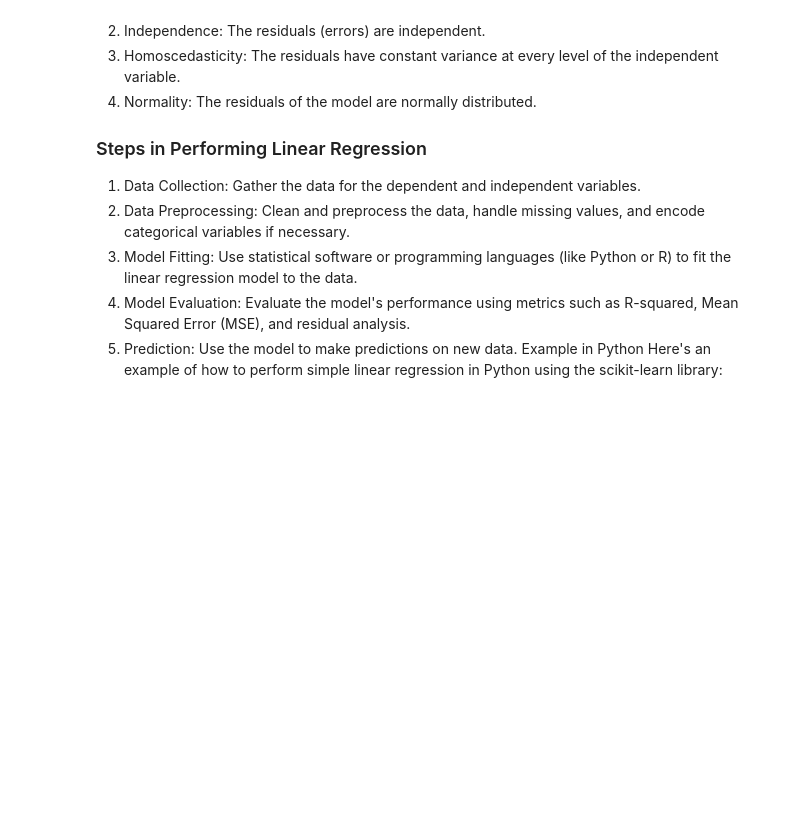
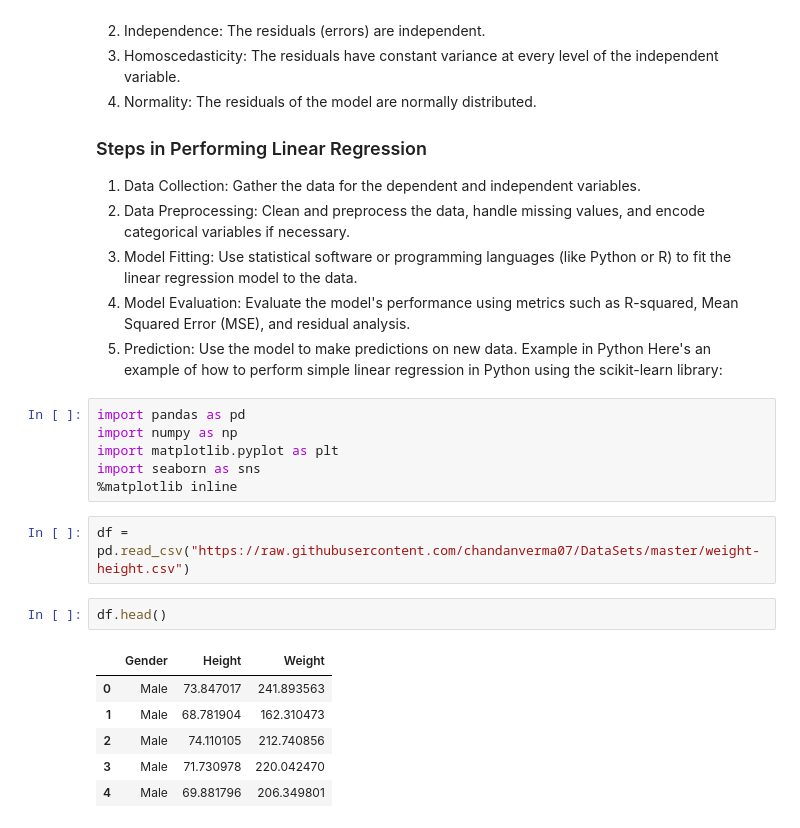
Before and after one commit to Msrevalli/Complete-Machine-Learning-and-NLP, a Jupyter notebook: LinearRegression.ipynb, the cells around one changed output. Cells and saved outputs as stored; diff of their text form; blank space fills up the shorter version.

```diff
--- a/LinearRegression.ipynb
+++ b/LinearRegression.ipynb
@@ -35,3 +35,20 @@ Y = β0 + β1 X1 + β2 X2 + ... + βn Xn + ε
 5. Prediction: Use the model to make predictions on new data.
 Example in Python
 Here's an example of how to perform simple linear regression in Python using the scikit-learn library:
+# %%
+import pandas as pd
+import numpy as np
+import matplotlib.pyplot as plt
+import seaborn as sns
+%matplotlib inline
+# %%
+df = pd.read_csv("https://raw.githubusercontent.com/chandanverma07/DataSets/master/weight-height.csv")
+# %%
+df.head()
+# %% [output]
+|  | Gender | Height | Weight |
+| 0 | Male | 73.847017 | 241.893563 |
+| 1 | Male | 68.781904 | 162.310473 |
+| 2 | Male | 74.110105 | 212.740856 |
+| 3 | Male | 71.730978 | 220.042470 |
+| 4 | Male | 69.881796 | 206.349801 |
```
Also changed, not shown: parts of 5 cells of this notebook, 1 other file.
